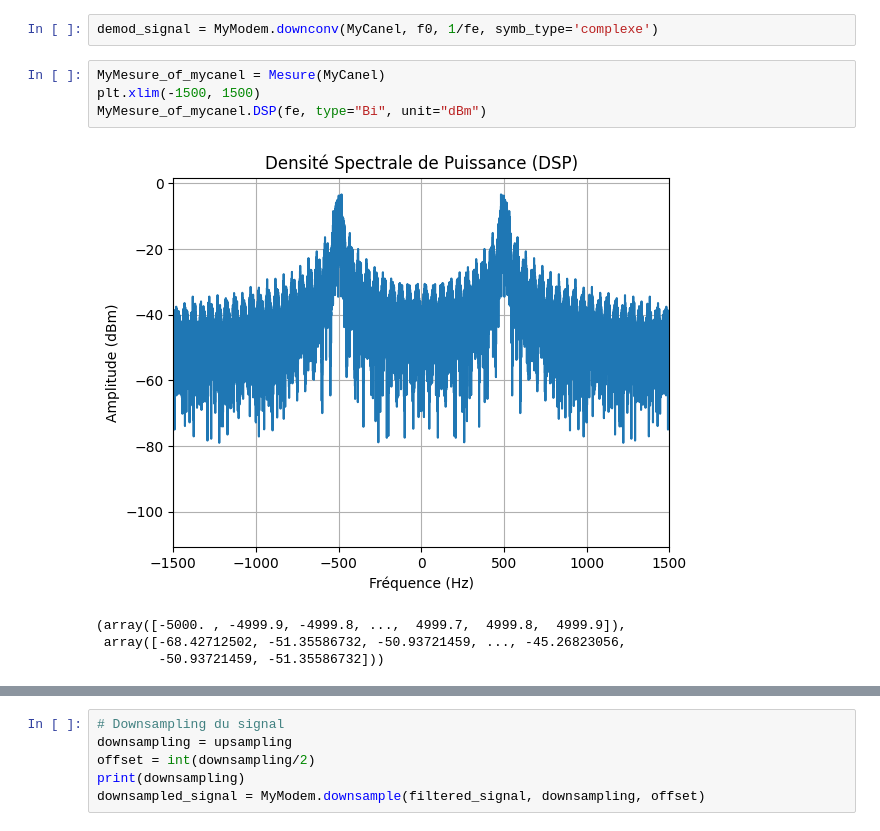
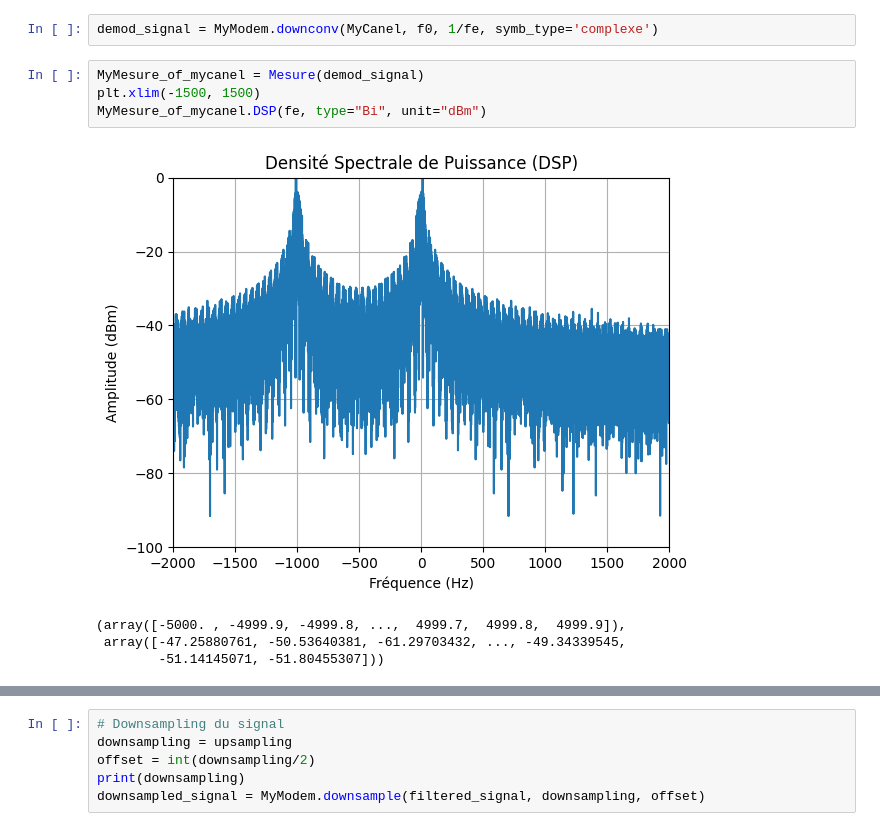
Before and after one commit to NergYR/TP_RT3R05, a Jupyter notebook: TP3_Transmission_sur_fréquence_porteuse_16QAM_LT.ipynb, the cells around one changed output, grey strips where cells are left out. Cells and saved outputs as stored; diff of their text form.

```diff
--- a/TP3_Transmission_sur_fréquence_porteuse_16QAM_LT.ipynb
+++ b/TP3_Transmission_sur_fréquence_porteuse_16QAM_LT.ipynb
@@ -174,14 +183,14 @@ plt.show()
 # %%
 demod_signal = MyModem.downconv(MyCanel, f0, 1/fe, symb_type='complexe')
 # %%
-MyMesure_of_mycanel = Mesure(MyCanel)
+MyMesure_of_mycanel = Mesure(demod_signal)
 plt.xlim(-1500, 1500)
 MyMesure_of_mycanel.DSP(fe, type="Bi", unit="dBm")
 # %% [output]
-[figure, old version]
+[figure, new version]
 (array([-5000. , -4999.9, -4999.8, ...,  4999.7,  4999.8,  4999.9]),
- array([-68.42712502, -51.35586732, -50.93721459, ..., -45.26823056,
-        -50.93721459, -51.35586732]))
+ array([-47.25880761, -50.53640381, -61.29703432, ..., -49.34339545,
+        -51.14145071, -51.80455307]))
 # %%
 
 # Demodulation QPSK
```
Also changed, not shown: parts of 15 cells of this notebook, 4 other files.
